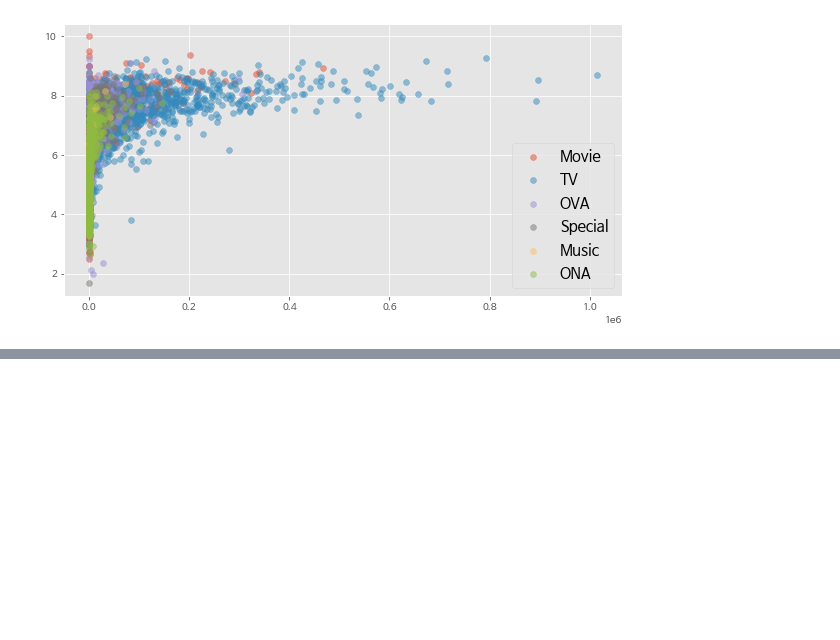
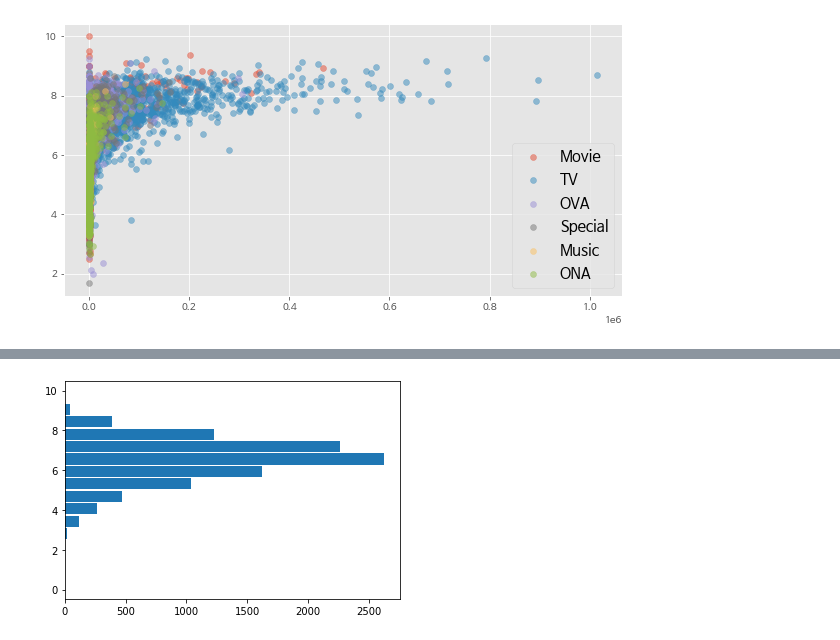
Before and after one commit to led156/SKT-FLYAI, a Jupyter notebook: 파이썬/Pandas.ipynb, the cells around one changed output, grey strips where cells are left out. Saved outputs shown, nothing was run; the diff lists cells and outputs as text; code cells hidden in the pictures; blank space fills up the shorter version.

```diff
--- a/파이썬/Pandas.ipynb
+++ b/파이썬/Pandas.ipynb
@@ -426,0 +471,5 @@ plt.show()
+# %%
+path = './sample/anime_master.csv'
+
+df = pd.read_csv(path)
+df.head()
@@ -426,0 +483,11 @@ plt.show()
+# %%
+fig = plt.figure()
+ax = fig.add_subplot(111)
+ax.hist(df['rating'], range=(0, 10), rwidth=0.9, bins=16, orientation = 'horizontal')
+# range = (start, end) : 보고 싶은 범위 지정
+# rwidth = 0.9 : 90% 여백
+# bins : 데이터 빈도수.
+# orientation = 'horizontal' : 가로 그래프
+plt.show()
+# %% [output]
+[figure, added]
```
Also changed, not shown: parts of 10 cells of this notebook.
